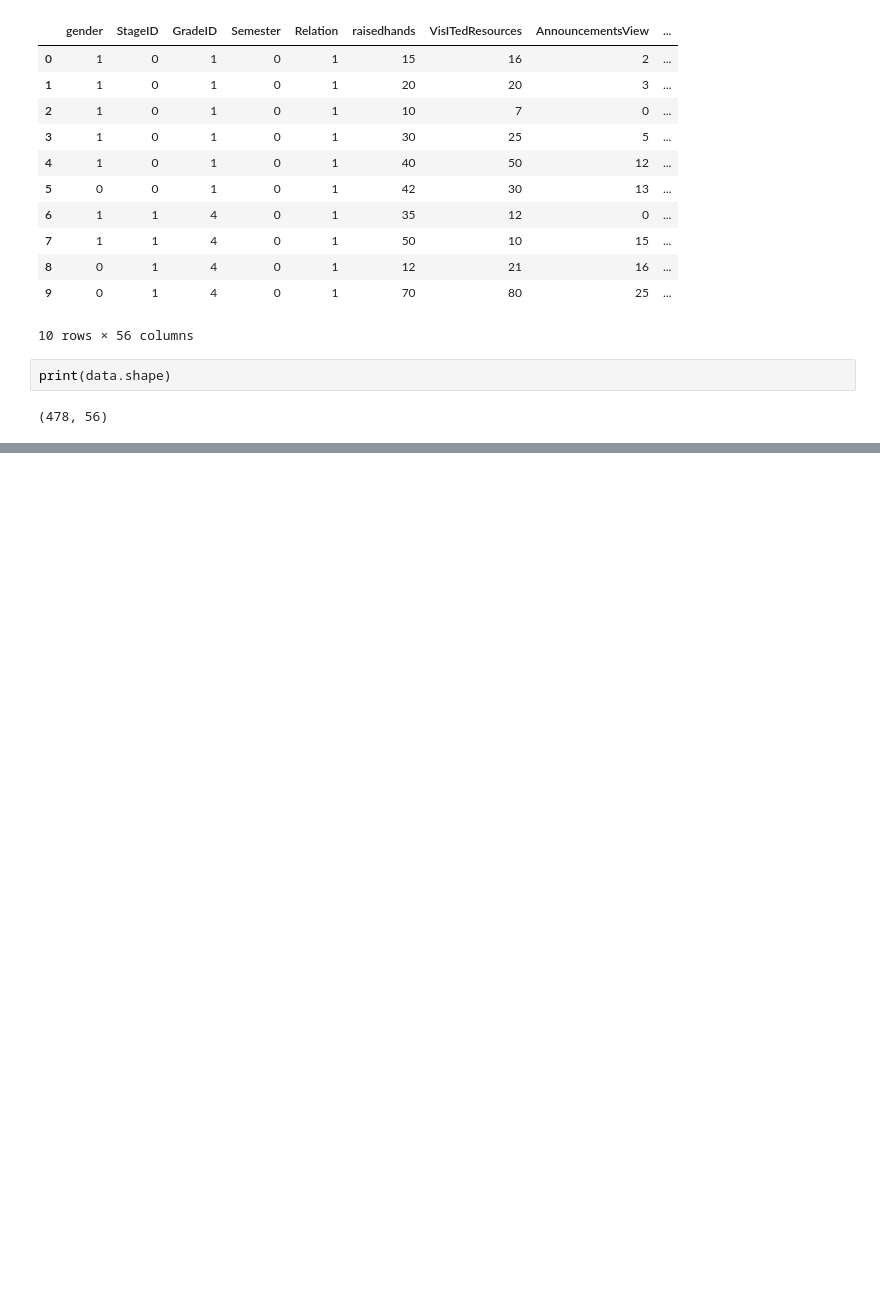
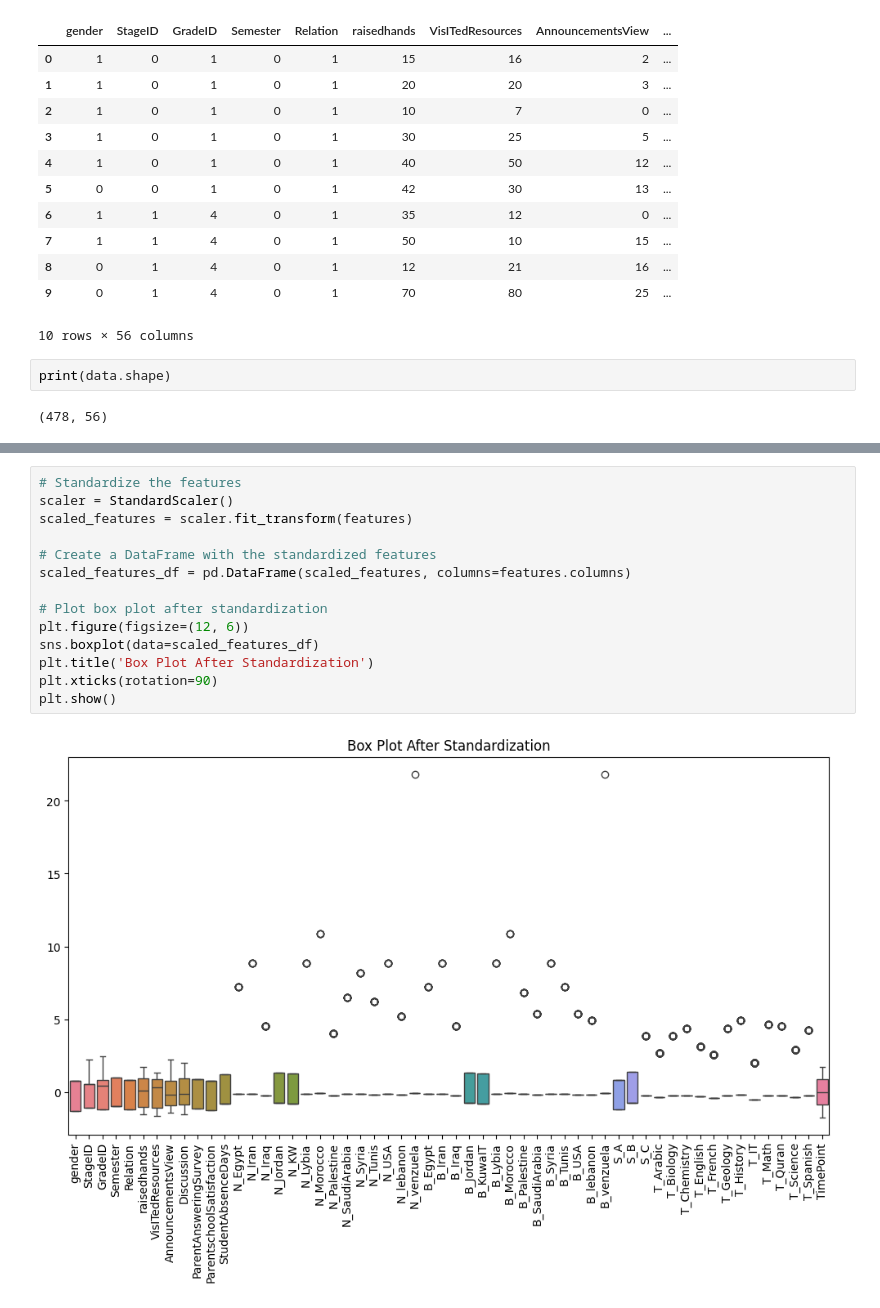
Before and after one commit to FaridRash/HW-SW-B, a Jupyter notebook: Notebooks/Farid/Farid_4th.ipynb, the cells around one changed output, grey strips where cells are left out. Cells and saved outputs as stored; diff of their text form; blank space fills up the shorter version.

```diff
--- a/Notebooks/Farid/Farid_4th.ipynb
+++ b/Notebooks/Farid/Farid_4th.ipynb
@@ -350,0 +385,16 @@ dtype: int64
+# %%
+# Standardize the features
+scaler = StandardScaler()
+scaled_features = scaler.fit_transform(features)
+
+# Create a DataFrame with the standardized features
+scaled_features_df = pd.DataFrame(scaled_features, columns=features.columns)
+
+# Plot box plot after standardization
+plt.figure(figsize=(12, 6))
+sns.boxplot(data=scaled_features_df)
+plt.title('Box Plot After Standardization')
+plt.xticks(rotation=90)
+plt.show()
+# %% [output]
+[figure, added]
```
Also changed, not shown: parts of 18 cells of this notebook.
